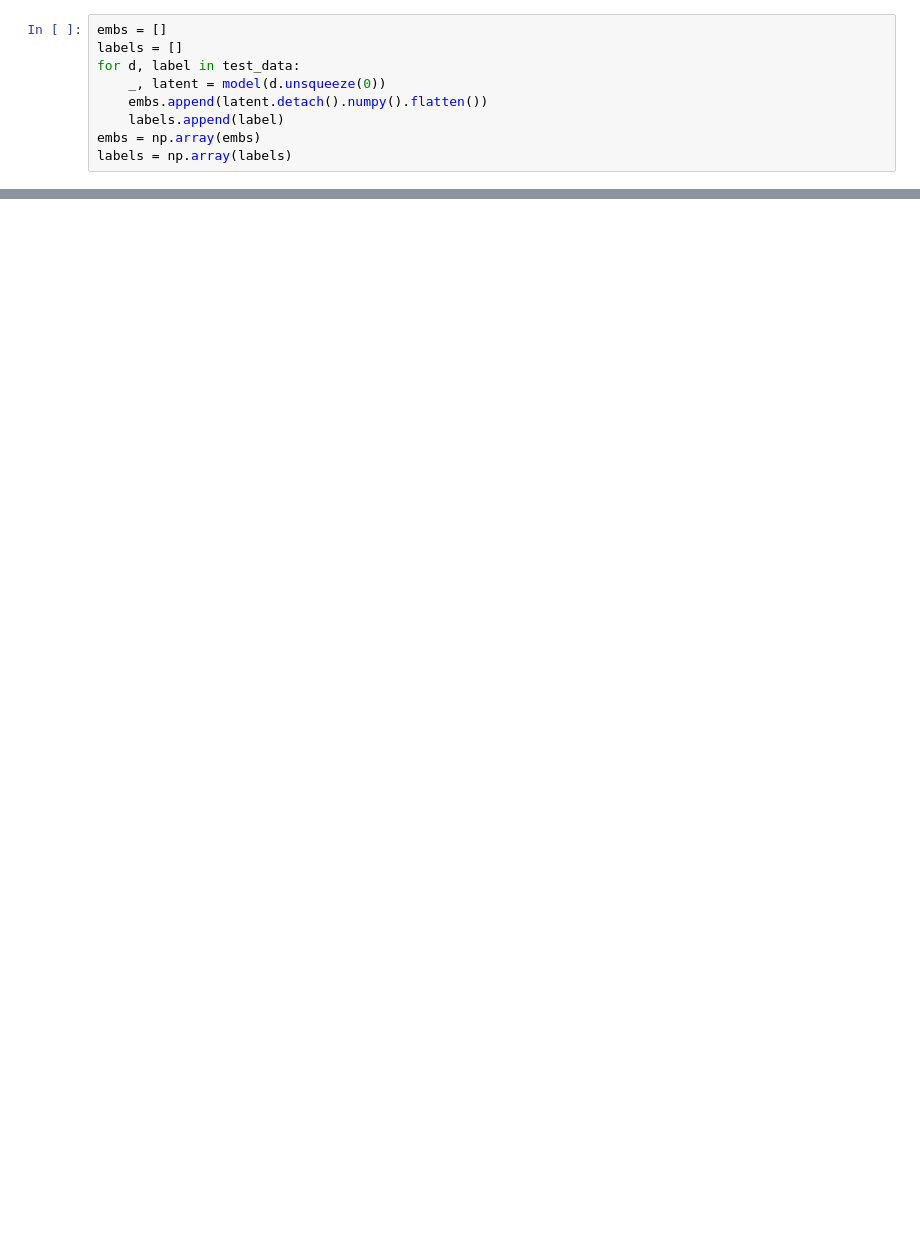
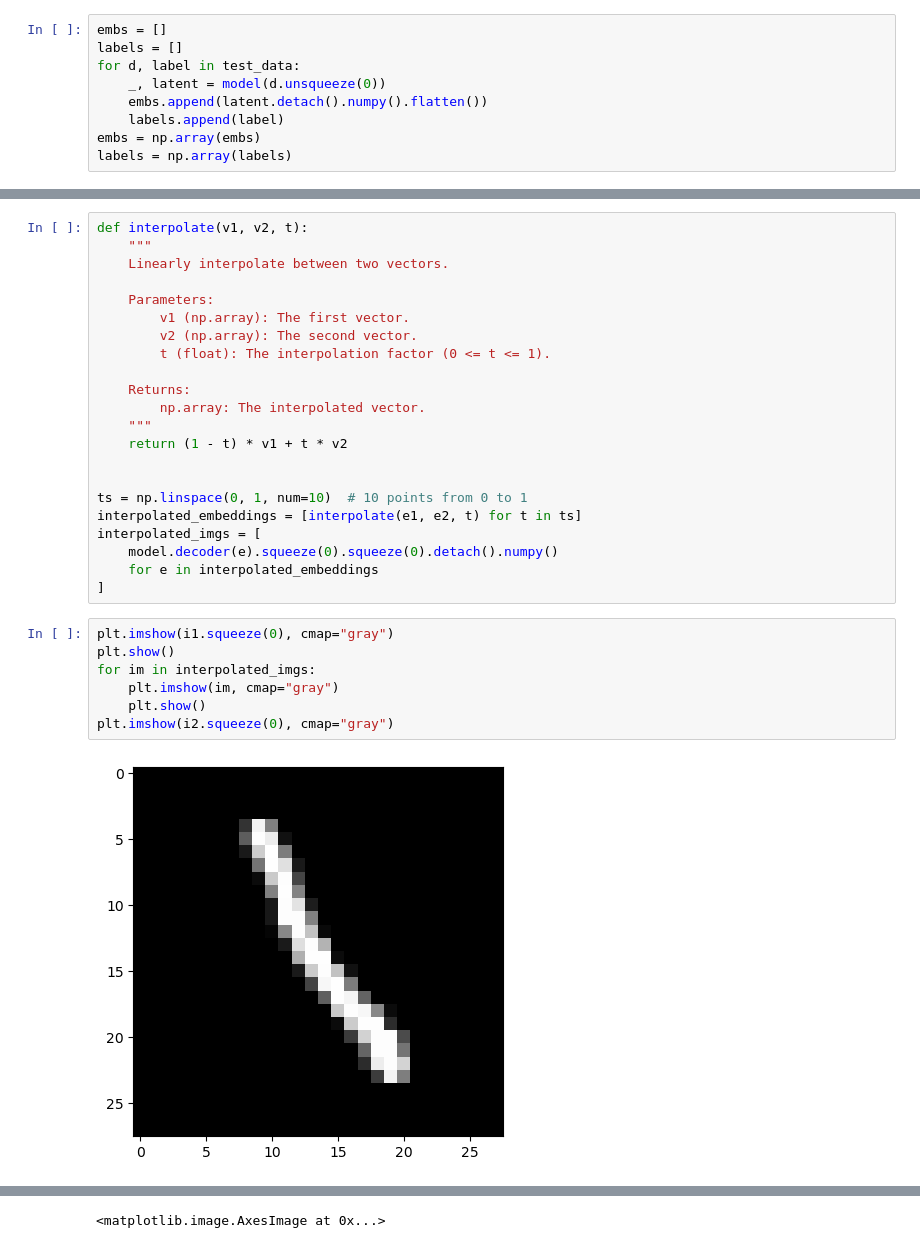
Before and after one commit to RohanGautam/things_from_scratch, a Jupyter notebook: notebooks/vae.ipynb, the cells around one changed output, grey strips where cells are left out. Drawn from its saved outputs; the diff is of its cells as text; blank space fills up the shorter version.

```diff
--- a/notebooks/vae.ipynb
+++ b/notebooks/vae.ipynb
@@ -198,0 +459,31 @@ plt.show()
+# %%
+def interpolate(v1, v2, t):
+    """
+    Linearly interpolate between two vectors.
+
+    Parameters:
+        v1 (np.array): The first vector.
+        v2 (np.array): The second vector.
+        t (float): The interpolation factor (0 <= t <= 1).
+
+    Returns:
+        np.array: The interpolated vector.
+    """
+    return (1 - t) * v1 + t * v2
+
+
+ts = np.linspace(0, 1, num=10)  # 10 points from 0 to 1
+interpolated_embeddings = [interpolate(e1, e2, t) for t in ts]
+interpolated_imgs = [
+    model.decoder(e).squeeze(0).squeeze(0).detach().numpy()
+    for e in interpolated_embeddings
+]
+# %%
+plt.imshow(i1.squeeze(0), cmap="gray")
+plt.show()
+for im in interpolated_imgs:
+    plt.imshow(im, cmap="gray")
+    plt.show()
+plt.imshow(i2.squeeze(0), cmap="gray")
+# %% [output]
+[figure, added]
@@ -198,0 +500 @@ plt.show()
+<matplotlib.image.AxesImage at 0x...>
```
Also changed, not shown: parts of 22 cells of this notebook.
